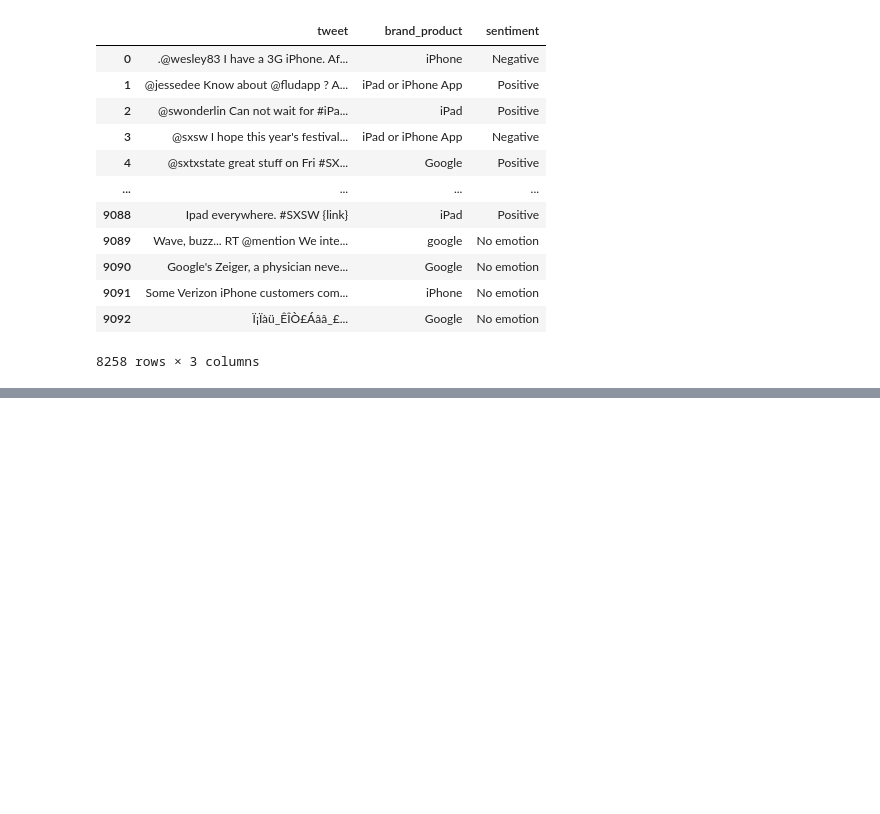
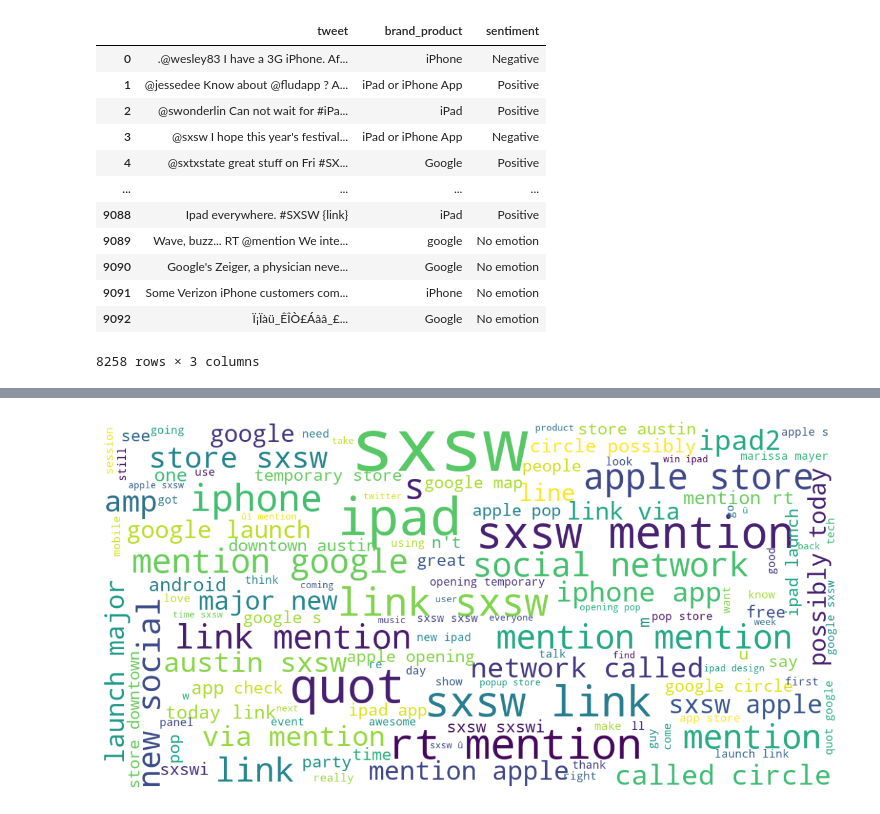
Before and after one commit to jakkkc/project_4_nlp, a Jupyter notebook: main.ipynb, the cells around one changed output, grey strips where cells are left out. Saved outputs shown, nothing was run; the diff lists cells and outputs as text; code cells hidden in the pictures; blank space fills up the shorter version.

```diff
--- a/main.ipynb
+++ b/main.ipynb
@@ -324,0 +437,3 @@ df
+# %%
+# Split the data into training and testing sets
+X_train, X_test, y_train, y_test = train_test_split(df['cleaned_tweet'], df['sentiment'], test_size=0.2, random_state=42)
@@ -324,0 +445,15 @@ df
+# %%
+# Generate a word cloud from the TF-IDF features
+def plot_wordcloud(data, title=None):
+    wordcloud = WordCloud(background_color='white', max_words=200, max_font_size=40, scale=3, random_state=42)
+    wordcloud.generate(' '.join(data))
+    plt.figure(figsize=(15, 10))
+    plt.imshow(wordcloud)
+    plt.axis('off')
+    if title:
+        plt.title(title, fontdict={'fontsize': 20, 'color': 'black'})
+    plt.show()
+
+plot_wordcloud(X_train)
+# %% [output]
+[figure, added]
```
Also changed, not shown: parts of 18 cells of this notebook.
